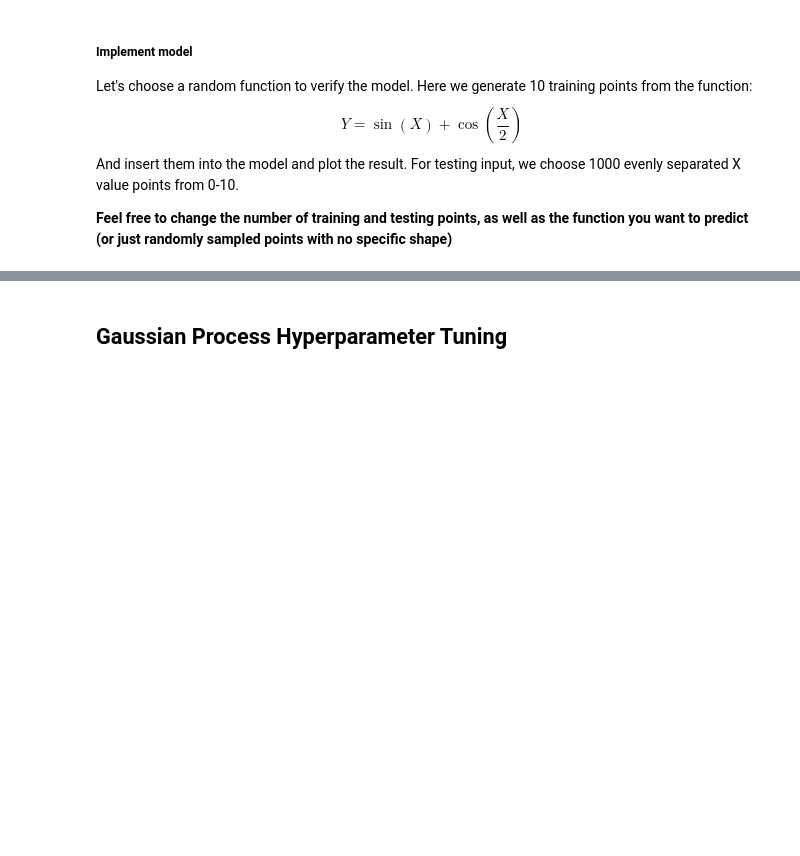
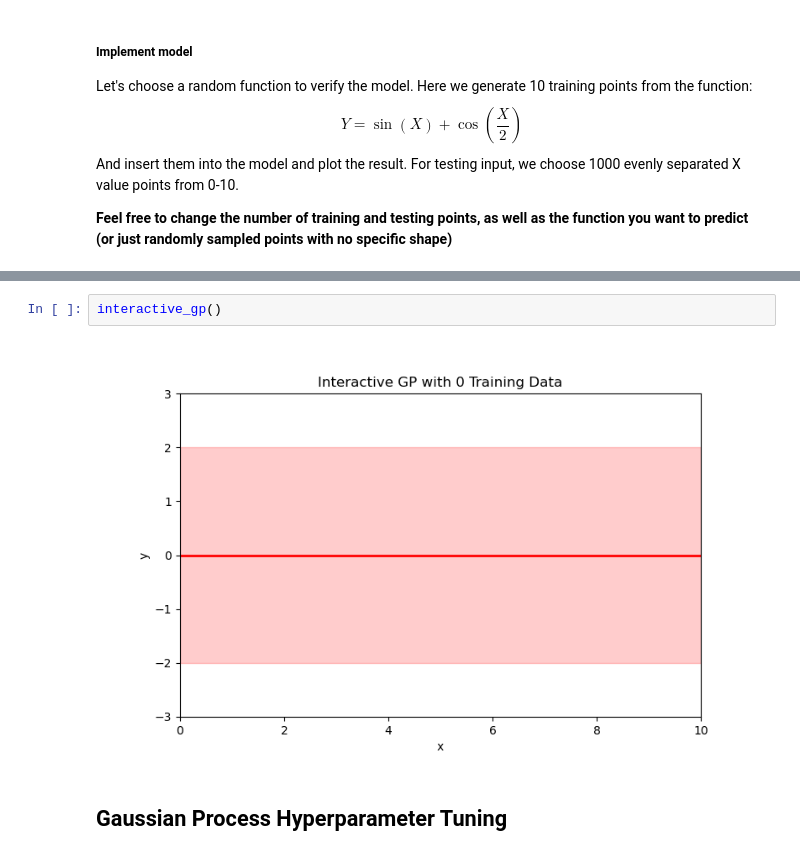
Before and after one commit to hansoncjc/GP-BO-Clustering-Tutorials, a Jupyter notebook: Gaussian Process.ipynb, the cells around one changed output, grey strips where cells are left out. Drawn from its saved outputs; the diff is of its cells as text; blank space fills up the shorter version.

```diff
--- a/Gaussian Process.ipynb
+++ b/Gaussian Process.ipynb
@@ -476,2 +549,6 @@ plt.show()
+# %%
+interactive_gp()
+# %% [output]
+[figure, added]
 # %% [markdown]
 ## **Gaussian Process Hyperparameter Tuning**
```
Also changed, not shown: parts of 5 cells of this notebook.
